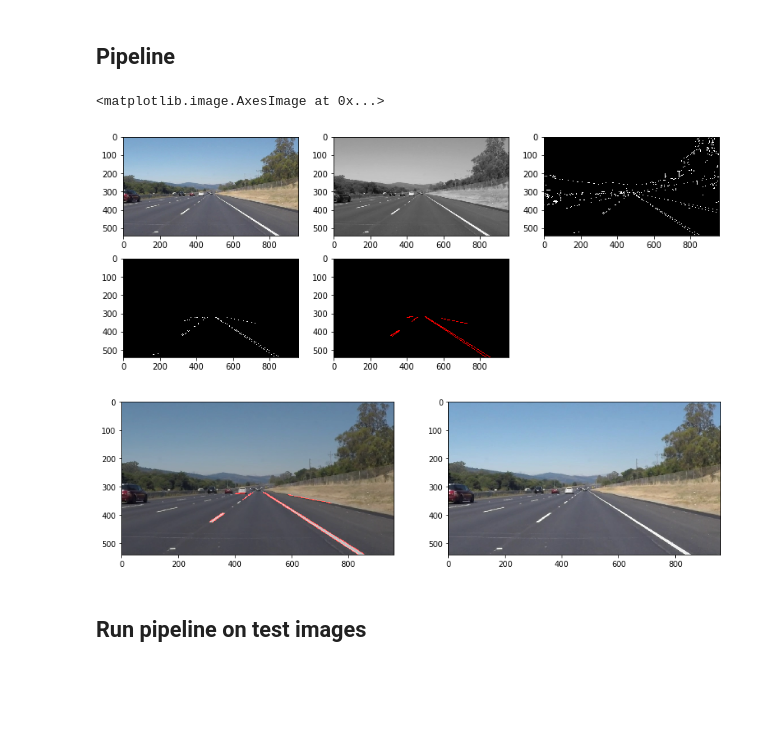
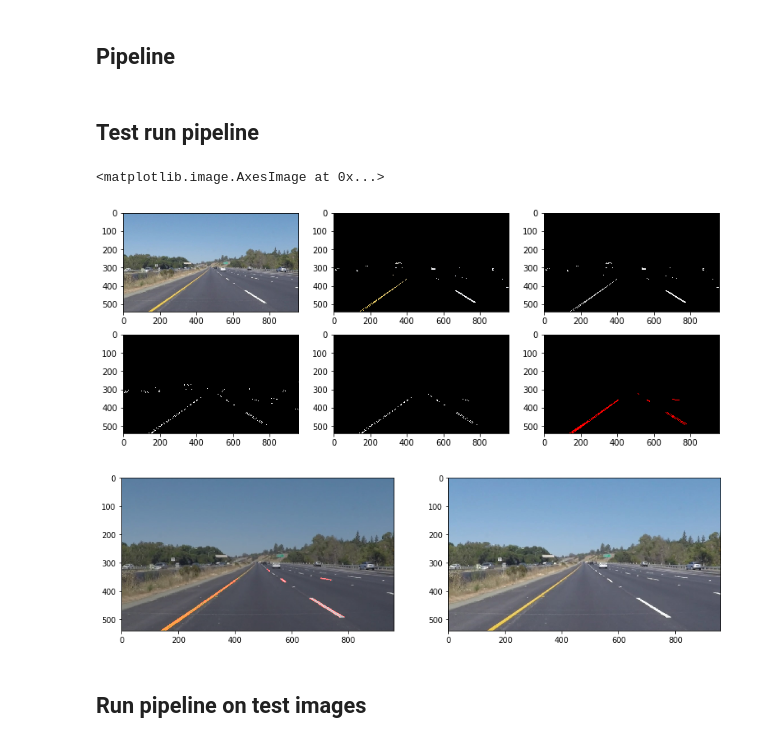
Before and after one commit to adhulipa/CarND-LaneLines-P1, a Jupyter notebook: P1.ipynb, the cells around one changed output. Drawn from its saved outputs; the diff is of its cells as text; code cells hidden in the pictures; blank space fills up the shorter version.

Commit message:
Implemented color selection into pipeline.

```diff
--- a/P1.ipynb
+++ b/P1.ipynb
@@ -129,6 +129,8 @@ def draw_lines(img, lines, color=[255, 0, 0], thickness=2):
     If you want to make the lines semi-transparent, think about combining
     this function with the weighted_img() function below
     """
+    # Draw lines
+    lines = lines
     for line in lines:
         for x1,y1,x2,y2 in line:
             cv2.line(img, (x1, y1), (x2, y2), color, thickness)
@@ -226,43 +260,51 @@ def pipeline(image):
+# %% [markdown]
+## Test run pipeline
 # %%
 # Read an image
 #reading in an image
-image = mpimg.imread('test_images/solidWhiteRight.jpg')
+image = mpimg.imread('test_images/solidYellowLeft.jpg')
 original_image = np.copy(image)
 
 # Run through a pipeline
-overlay_image, gray_image, edges_image, image_cropped_regions, hough_image \
-    = pipeline(image)
+final_image, *intermediate_images = pipeline(image)
 
 # Plot
 plt.figure(figsize=(13,5))
-plt.subplot(231)
+
+# Plot initial image
+nrows = 2
+ncols = 3
+plt.subplot(nrows, ncols, 1)
 plt.imshow(original_image)
+for i in range(len(intermediate_images)):
+    plt.subplot(nrows, ncols, i+2)
+    plt.imshow(intermediate_images[i], cmap='gray')
 
-plt.subplot(232)
-plt.imshow(gray_image, cmap='gray')
+# plt.subplot(231)
+# plt.imshow(original_image)
 
-plt.subplot(233)
-plt.imshow(edges_image, cmap='gray')
+# plt.subplot(232)
+# plt.imshow(gray_image, cmap='gray')
 
-plt.subplot(234)
-plt.imshow(image_cropped_regions, cmap='gray')
+# plt.subplot(233)
+# plt.imshow(edges_image, cmap='gray')
 
-plt.subplot(235)
-plt.imshow(hough_image, cmap='gray')
+# plt.subplot(234)
+# plt.imshow(image_cropped_regions, cmap='gray')
+
+# plt.subplot(235)
+# plt.imshow(hough_image, cmap='gray')
 
 # Plot result next to original
 plt.figure(figsize=(14,5))
 plt.subplot(121)
-plt.imshow(overlay_image)
+plt.imshow(final_image)
 plt.subplot(122)
-plt.imshow(image, cmap='gray')
-
-
-# Draw final image
+plt.imshow(original_image)
 # %% [output]
 <matplotlib.image.AxesImage at 0x...>
-[figure, old version]
+[figure, new version]
-[figure, old version]
+[figure, new version]
 # %% [markdown]
 ## Run pipeline on test images
 # %%
```
Also changed, not shown: parts of 8 cells of this notebook.
